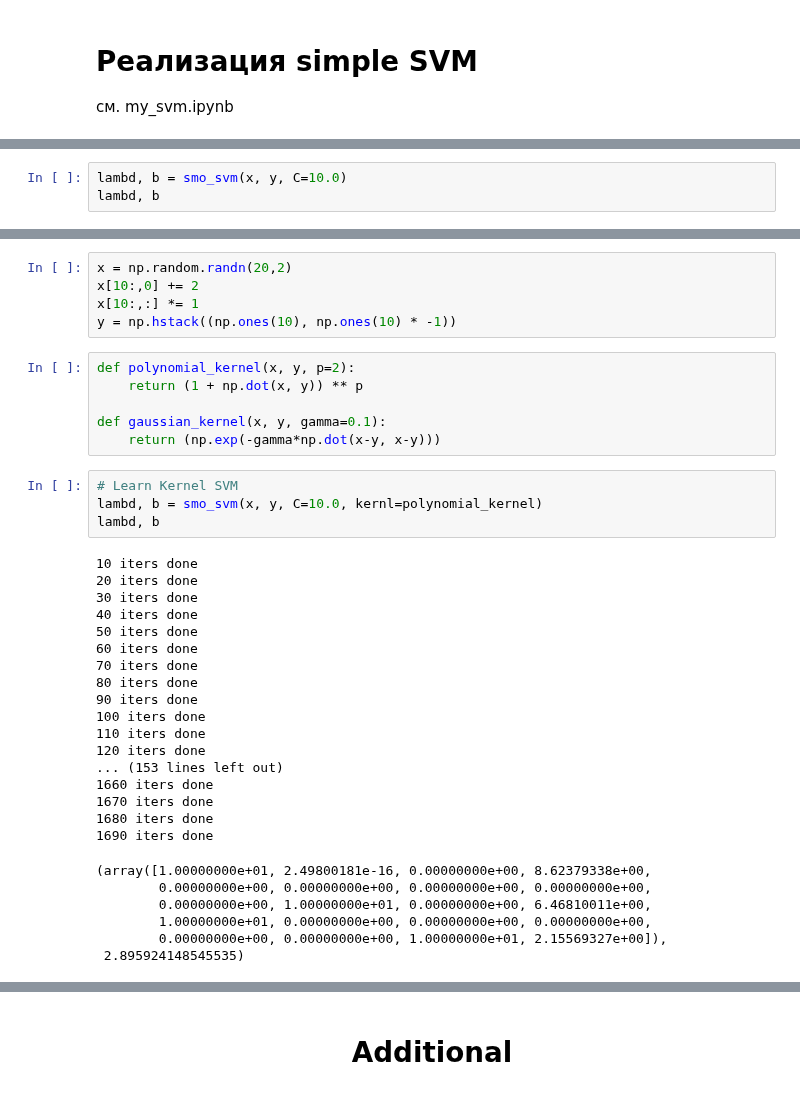
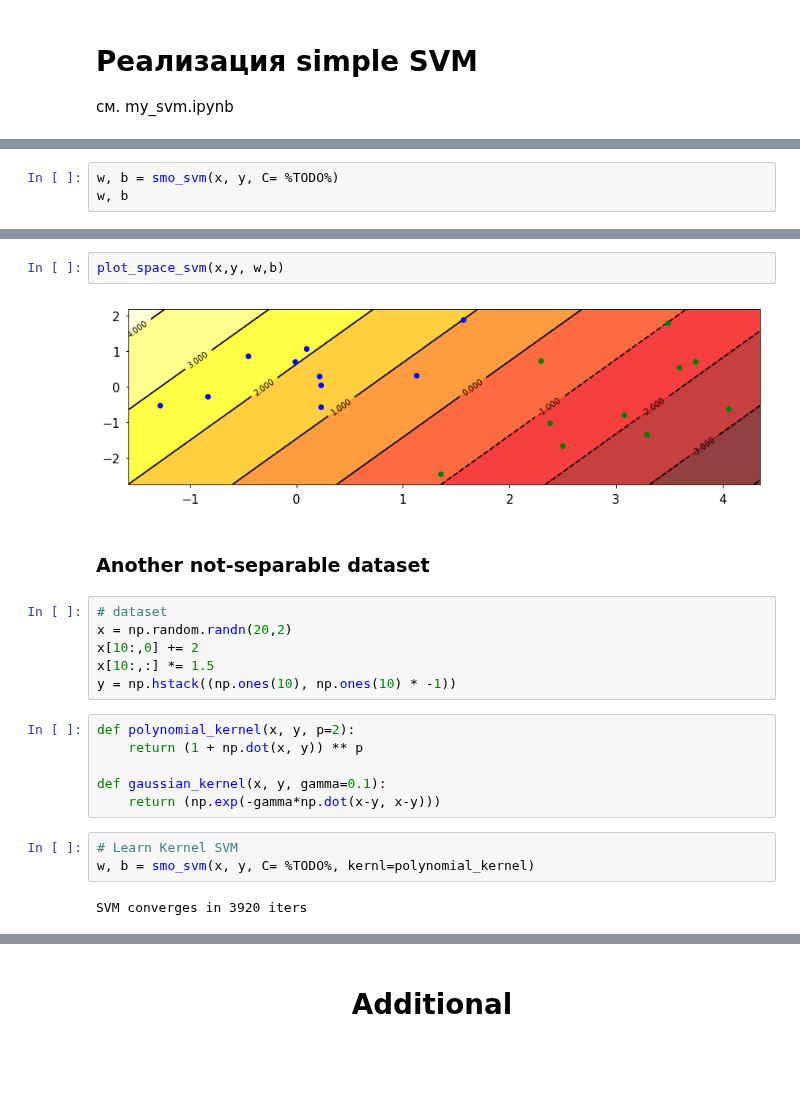
Before and after one commit to ml-mipt/ml-mipt-part1, a Jupyter notebook: 2018/seminars/7_linear_models/seminar7_v0.ipynb, the cells around one changed output, grey strips where cells are left out. Drawn from its saved outputs; the diff is of its cells as text; blank space fills up the shorter version.

```diff
--- a/2018/seminars/7_linear_models/seminar7_v0.ipynb
+++ b/2018/seminars/7_linear_models/seminar7_v0.ipynb
@@ -521,6 +472,6 @@ x = np.random.randn(20,2)
 x[10:,0] += 3
 y = np.hstack((np.ones(10), np.ones(10) * -1))
 # %%
-lambd, b = smo_svm(x, y, C=10.0)
-lambd, b
+w, b = smo_svm(x, y, C= %TODO%)
+w, b
 # %% [output]
@@ -571,7 +484,14 @@ for i in range(len(x)):
+# %%
+plot_space_svm(x,y, w,b)
+# %% [output]
+[figure, added]
+# %% [markdown]
+### Another not-separable dataset
 # %%
+# dataset
 x = np.random.randn(20,2)
 x[10:,0] += 2
-x[10:,:] *= 1
+x[10:,:] *= 1.5
 y = np.hstack((np.ones(10), np.ones(10) * -1))
 # %%
 def polynomial_kernel(x, y, p=2):
@@ -581,29 +501,6 @@ def gaussian_kernel(x, y, gamma=0.1):
     return (np.exp(-gamma*np.dot(x-y, x-y)))
 # %%
 # Learn Kernel SVM
-lambd, b = smo_svm(x, y, C=10.0, kernl=polynomial_kernel)
-lambd, b
+w, b = smo_svm(x, y, C= %TODO%, kernl=polynomial_kernel)
 # %% [output]
-10 iters done
-20 iters done
-30 iters done
-40 iters done
-50 iters done
-60 iters done
-70 iters done
-80 iters done
-90 iters done
-100 iters done
-110 iters done
-120 iters done
-... (153 lines left out)
-1660 iters done
-1670 iters done
-1680 iters done
-1690 iters done
+SVM converges in 3920 iters
-(array([1.00000000e+01, 2.49800181e-16, 0.00000000e+00, 8.62379338e+00,
-        0.00000000e+00, 0.00000000e+00, 0.00000000e+00, 0.00000000e+00,
-        0.00000000e+00, 1.00000000e+01, 0.00000000e+00, 6.46810011e+00,
-        1.00000000e+01, 0.00000000e+00, 0.00000000e+00, 0.00000000e+00,
-        0.00000000e+00, 0.00000000e+00, 1.00000000e+01, 2.15569327e+00]),
- 2.895924148545535)
```
Also changed, not shown: parts of 50 cells of this notebook, 1 other file.
